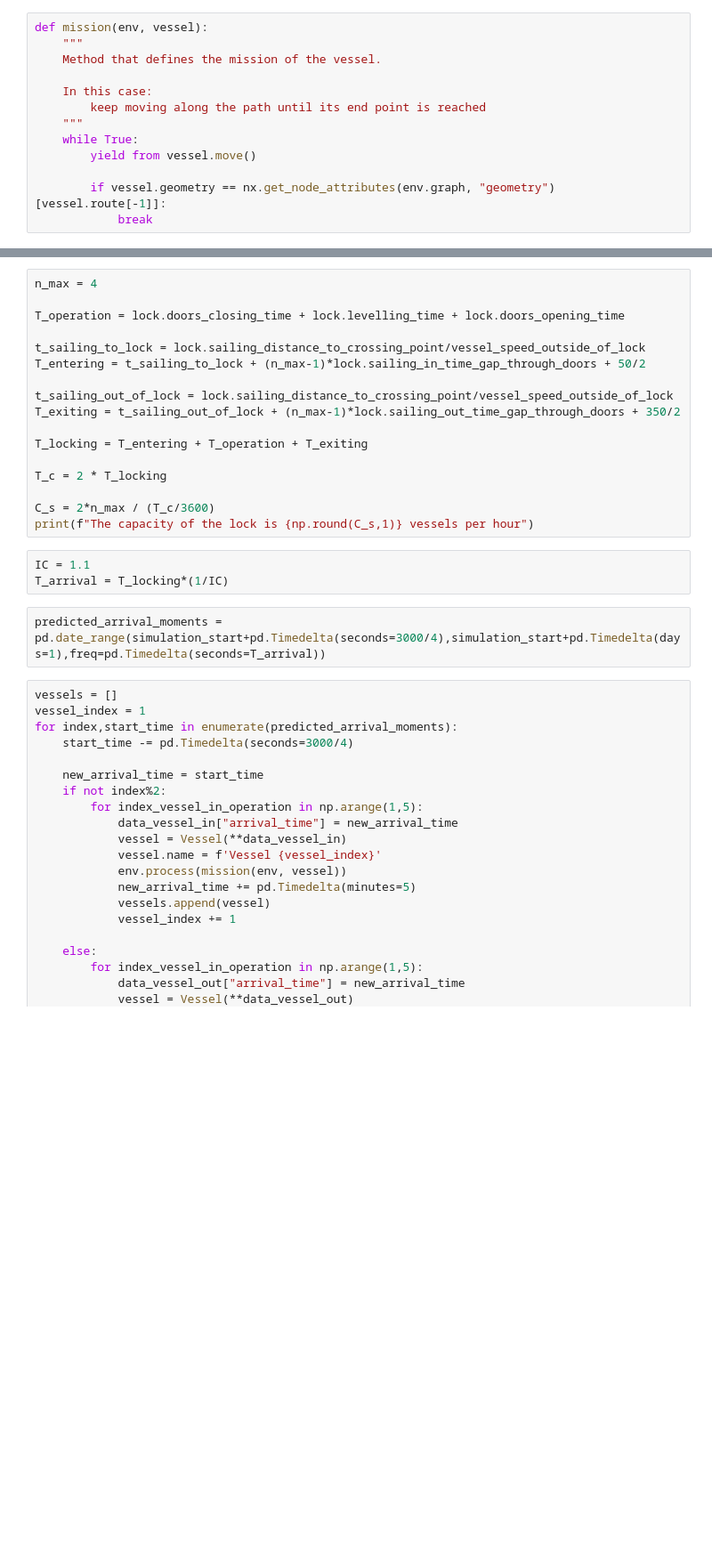
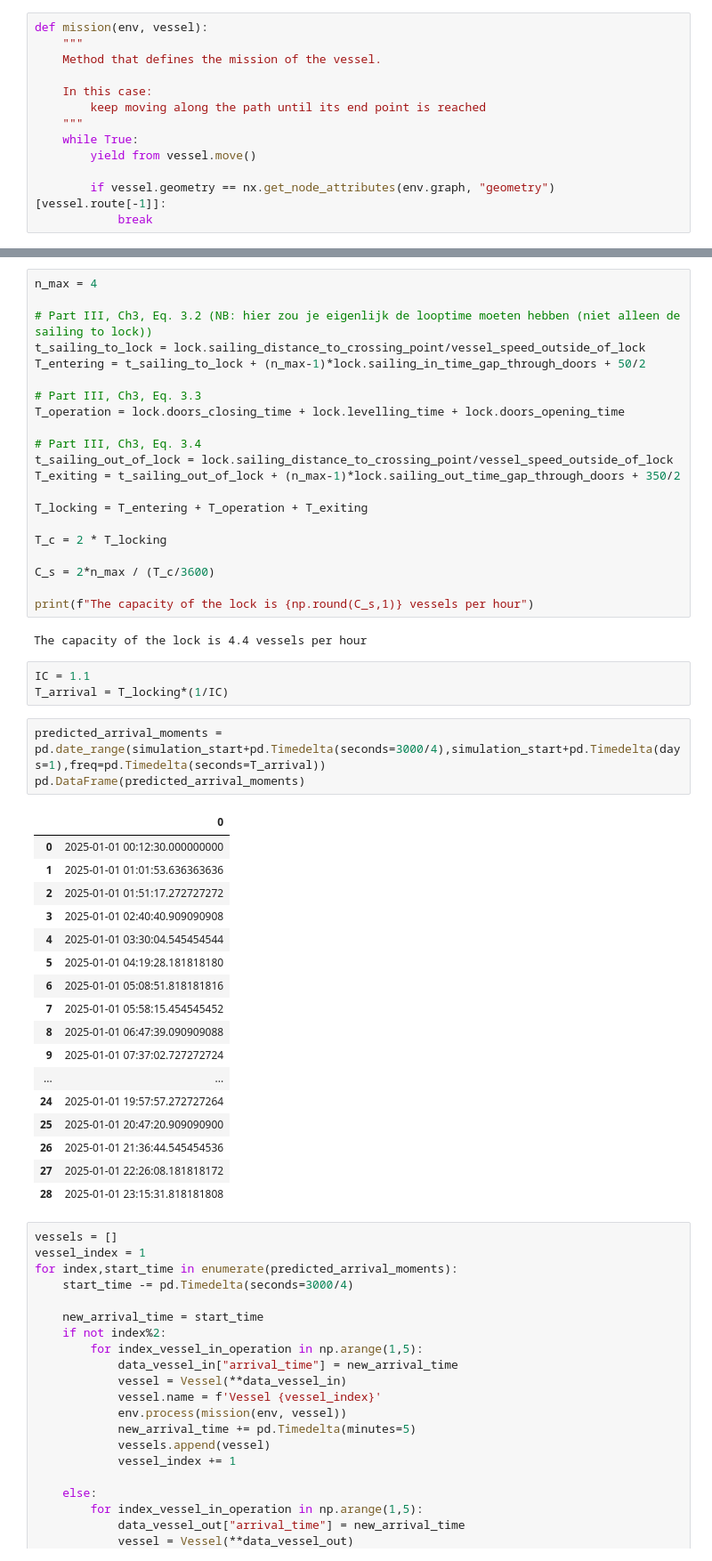
Before and after one commit to TUDelft-CITG/OpenTNSim, a Jupyter notebook: notebooks/0202 - Lock IC.ipynb, the cells around one changed output, grey strips where cells are left out. Shown at 89% size. Saved outputs shown, nothing was run; the diff lists cells and outputs as text; blank space fills up the shorter version.

```diff
--- a/notebooks/0202 - Lock IC.ipynb
+++ b/notebooks/0202 - Lock IC.ipynb
@@ -153,11 +158,14 @@ data_vessel_out = {
 # %%
 n_max = 4
 
-T_operation = lock.doors_closing_time + lock.levelling_time + lock.doors_opening_time
-
+# Part III, Ch3, Eq. 3.2 (NB: hier zou je eigenlijk de looptime moeten hebben (niet alleen de sailing to lock))
 t_sailing_to_lock = lock.sailing_distance_to_crossing_point/vessel_speed_outside_of_lock
 T_entering = t_sailing_to_lock + (n_max-1)*lock.sailing_in_time_gap_through_doors + 50/2
 
+# Part III, Ch3, Eq. 3.3
+T_operation = lock.doors_closing_time + lock.levelling_time + lock.doors_opening_time
+
+# Part III, Ch3, Eq. 3.4
 t_sailing_out_of_lock = lock.sailing_distance_to_crossing_point/vessel_speed_outside_of_lock
 T_exiting = t_sailing_out_of_lock + (n_max-1)*lock.sailing_out_time_gap_through_doors + 350/2
 
@@ -166,12 +174,34 @@ T_locking = T_entering + T_operation + T_exiting
 T_c = 2 * T_locking
 
 C_s = 2*n_max / (T_c/3600)
+
 print(f"The capacity of the lock is {np.round(C_s,1)} vessels per hour")
+# %% [output]
+The capacity of the lock is 4.4 vessels per hour
 # %%
 IC = 1.1
 T_arrival = T_locking*(1/IC)
 # %%
 predicted_arrival_moments = pd.date_range(simulation_start+pd.Timedelta(seconds=3000/4),simulation_start+pd.Timedelta(days=1),freq=pd.Timedelta(seconds=T_arrival))
+pd.DataFrame(predicted_arrival_moments)
+# %% [output]
+|  | 0 |
+| 0 | 2025-01-01 00:12:30.000000000 |
+| 1 | 2025-01-01 01:01:53.636363636 |
+| 2 | 2025-01-01 01:51:17.272727272 |
+| 3 | 2025-01-01 02:40:40.909090908 |
+| 4 | 2025-01-01 03:30:04.545454544 |
+| 5 | 2025-01-01 04:19:28.181818180 |
+| 6 | 2025-01-01 05:08:51.818181816 |
+| 7 | 2025-01-01 05:58:15.454545452 |
+| 8 | 2025-01-01 06:47:39.090909088 |
+| 9 | 2025-01-01 07:37:02.727272724 |
+| ... | ... |
+| 24 | 2025-01-01 19:57:57.272727264 |
+| 25 | 2025-01-01 20:47:20.909090900 |
+| 26 | 2025-01-01 21:36:44.545454536 |
+| 27 | 2025-01-01 22:26:08.181818172 |
+| 28 | 2025-01-01 23:15:31.818181808 |
 # %%
 vessels = []
 vessel_index = 1
```
Also changed, not shown: parts of 18 cells of this notebook.
